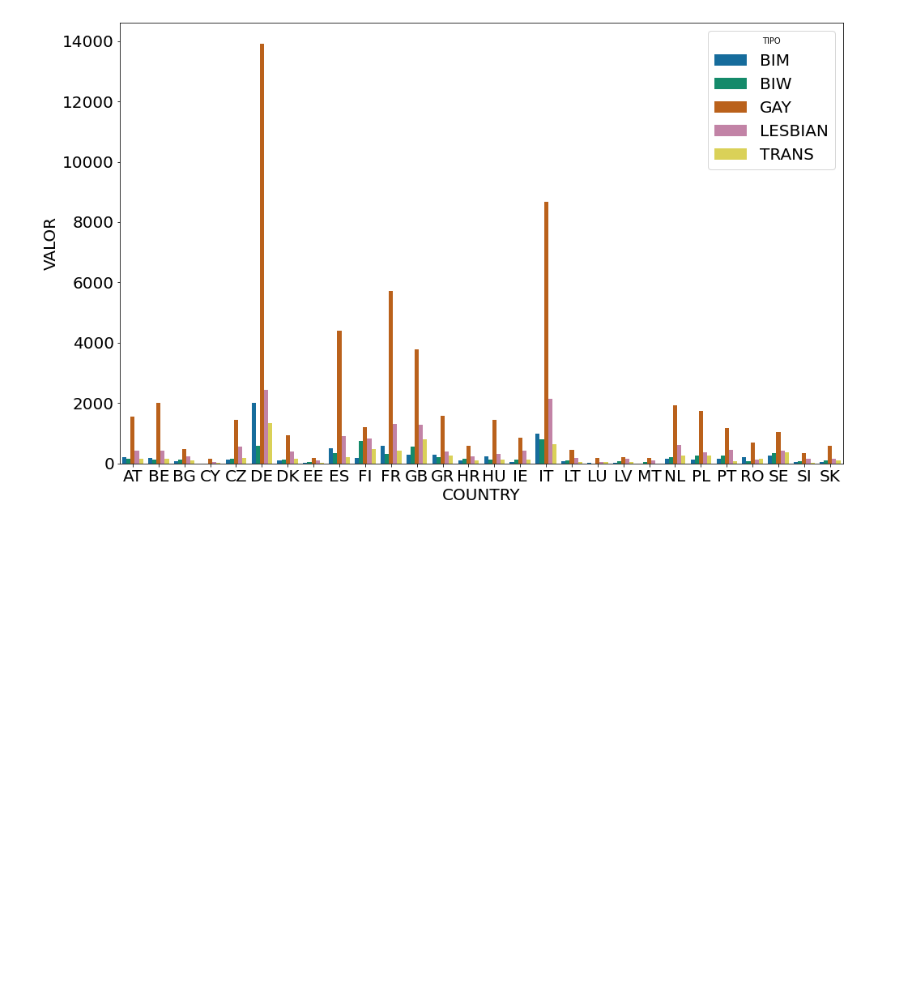
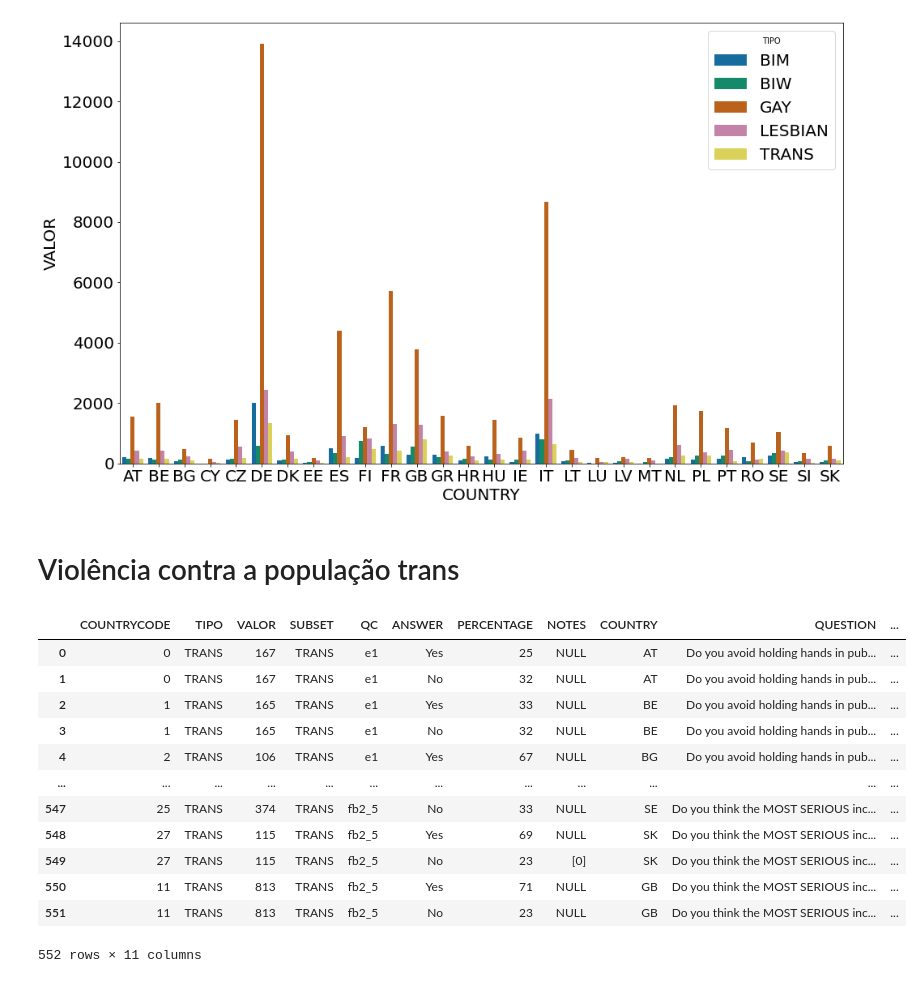
Before and after one commit to FranciscoNevesT/Trabalho-ICD, a Jupyter notebook: Visualização.ipynb, the cells around one changed output. Cells and saved outputs as stored; diff of their text form; code cells hidden in the pictures; blank space fills up the shorter version.

```diff
--- a/Visualização.ipynb
+++ b/Visualização.ipynb
@@ -58,3 +119,29 @@ sns.barplot(x = "COUNTRY", y = "VALOR", data = p, hue = "TIPO")
 # %% [output]
 <AxesSubplot:xlabel='COUNTRY', ylabel='VALOR'>
 [figure]
+# %% [markdown]
+# Violência contra a população trans
+# %%
+query = """
+Select *
+FROM SIZE Natural JOIN ANSWERS NATURAL JOIN Country NATURAL JOIN QUESTIONS
+where TIPO = SUBSET AND CATEGORY = "ViolenceAndHarassment" AND (ANSWER = "Yes" or ANSWER = "No") AND TIPO = "TRANS"
+"""
+
+violencia = pd.read_sql_query(query,conn)
+
+valores = violencia[["COUNTRYCODE","ANSWER","PERCENTAGE","VALOR"]]
+# %% [output]
+|  | COUNTRYCODE | TIPO | VALOR | SUBSET | QC | ANSWER | PERCENTAGE | NOTES | COUNTRY | QUESTION | ... |
+| 0 | 0 | TRANS | 167 | TRANS | e1 | Yes | 25 | NULL | AT | Do you avoid holding hands in pub... | ... |
+| 1 | 0 | TRANS | 167 | TRANS | e1 | No | 32 | NULL | AT | Do you avoid holding hands in pub... | ... |
+| 2 | 1 | TRANS | 165 | TRANS | e1 | Yes | 33 | NULL | BE | Do you avoid holding hands in pub... | ... |
+| 3 | 1 | TRANS | 165 | TRANS | e1 | No | 32 | NULL | BE | Do you avoid holding hands in pub... | ... |
+| 4 | 2 | TRANS | 106 | TRANS | e1 | Yes | 67 | NULL | BG | Do you avoid holding hands in pub... | ... |
+| ... | ... | ... | ... | ... | ... | ... | ... | ... | ... | ... | ... |
+| 547 | 25 | TRANS | 374 | TRANS | fb2_5 | No | 33 | NULL | SE | Do you think the MOST SERIOUS inc... | ... |
+| 548 | 27 | TRANS | 115 | TRANS | fb2_5 | Yes | 69 | NULL | SK | Do you think the MOST SERIOUS inc... | ... |
+| 549 | 27 | TRANS | 115 | TRANS | fb2_5 | No | 23 | [0] | SK | Do you think the MOST SERIOUS inc... | ... |
+| 550 | 11 | TRANS | 813 | TRANS | fb2_5 | Yes | 71 | NULL | GB | Do you think the MOST SERIOUS inc... | ... |
+| 551 | 11 | TRANS | 813 | TRANS | fb2_5 | No | 23 | NULL | GB | Do you think the MOST SERIOUS inc... | ... |
+552 rows × 11 columns
```
Also changed, not shown: parts of 14 cells of this notebook, 5 other files.
